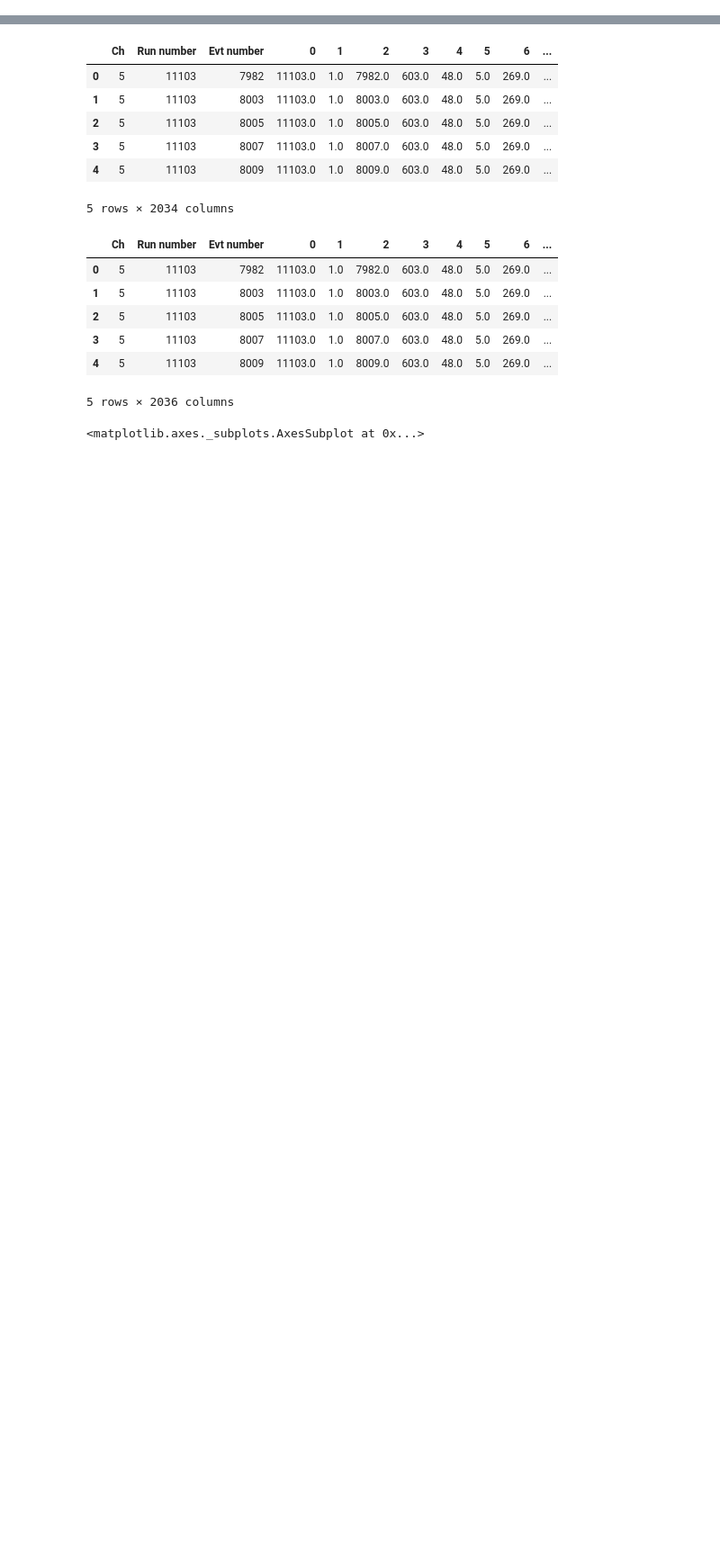
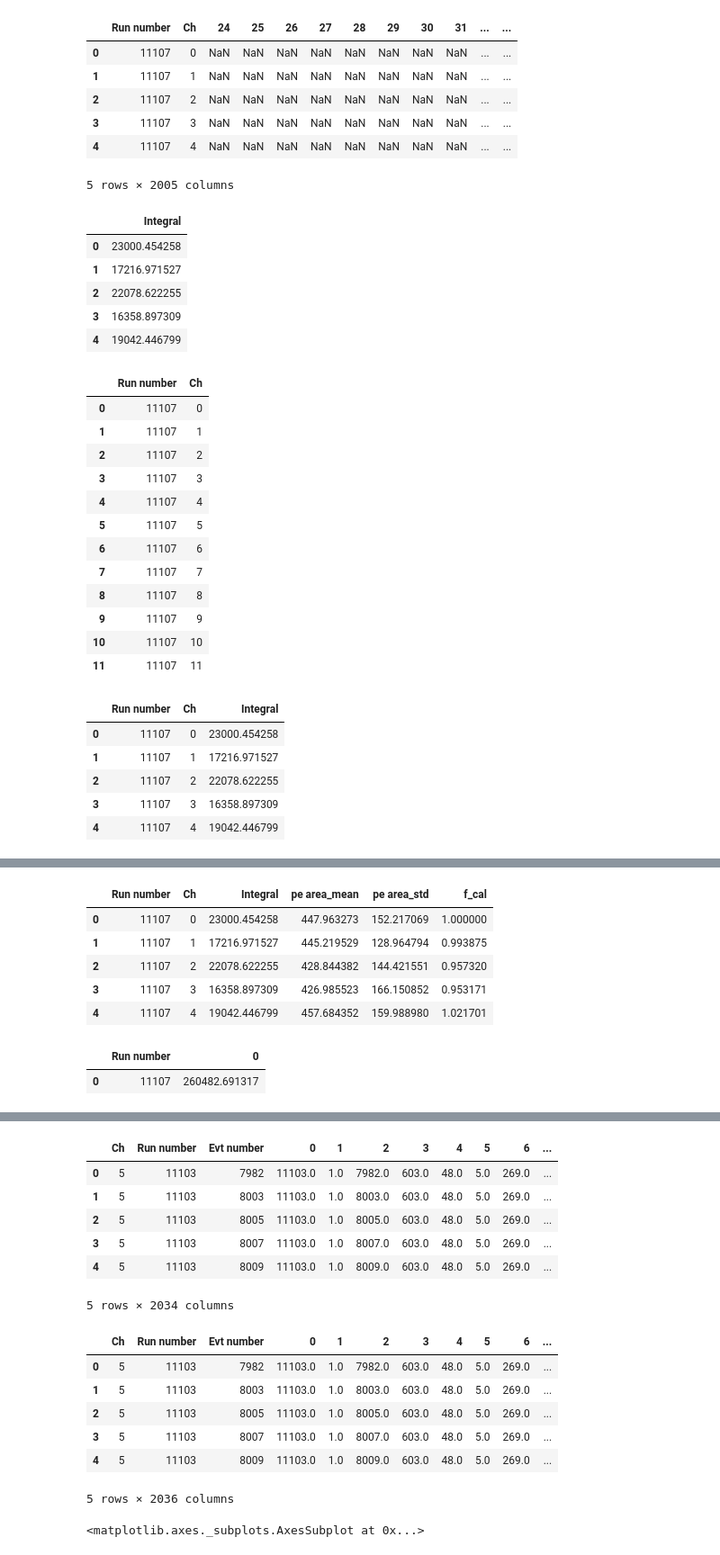
Before and after one commit to stbordoni/Arapuca, a Jupyter notebook: RoutineArapucaDraft.ipynb, the cells around one changed output, grey strips where cells are left out. Shown at 90% size. Drawn from its saved outputs; the diff is of its cells as text; code cells hidden in the pictures; blank space fills up the shorter version.

```diff
--- a/RoutineArapucaDraft.ipynb
+++ b/RoutineArapucaDraft.ipynb
@@ -104,0 +283,49 @@ df_ch10 = df_list_proc[10].copy()
+# %%
+display(df_av_wf_cal.head())
+df_integral_calib = df_av_wf_cal[wf].sum(axis=1).to_frame().rename(columns={0:'Integral'})
+display(df_integral_calib.head())
+df_info = df_av_wf_cal[['Run number', 'Ch']]
+display(df_info)
+df_integral_calib = pd.concat([df_av_wf_cal[['Run number', 'Ch']], df_integral_calib], axis=1)
+df_integral_calib.head()
+#df_integral_calib = df_av_wf_cal.groupby(['Run number', 'Ch']).sum()[wf].sum(axis=1).to_frame().reset_index().rename(columns={0:'Integral'})
+
+display(df_integral_calib.head())
+
+display(df_average_spe)
+df_integral_calib = pd.merge(df_integral_calib, df_average_spe, left_on=['Run number', 'Ch'], right_on=['Run number', 'Ch'])
+
+df_integral_calib.head()
+# %% [output]
+|  | Run number | Ch | 24 | 25 | 26 | 27 | 28 | 29 | 30 | 31 | ... | ... |
+| 0 | 11107 | 0 | NaN | NaN | NaN | NaN | NaN | NaN | NaN | NaN | ... | ... |
+| 1 | 11107 | 1 | NaN | NaN | NaN | NaN | NaN | NaN | NaN | NaN | ... | ... |
+| 2 | 11107 | 2 | NaN | NaN | NaN | NaN | NaN | NaN | NaN | NaN | ... | ... |
+| 3 | 11107 | 3 | NaN | NaN | NaN | NaN | NaN | NaN | NaN | NaN | ... | ... |
+| 4 | 11107 | 4 | NaN | NaN | NaN | NaN | NaN | NaN | NaN | NaN | ... | ... |
+5 rows × 2005 columns
+|  | Integral |
+| 0 | 23000.454258 |
+| 1 | 17216.971527 |
+| 2 | 22078.622255 |
+| 3 | 16358.897309 |
+| 4 | 19042.446799 |
+|  | Run number | Ch |
+| 0 | 11107 | 0 |
+| 1 | 11107 | 1 |
+| 2 | 11107 | 2 |
+| 3 | 11107 | 3 |
+| 4 | 11107 | 4 |
+| 5 | 11107 | 5 |
+| 6 | 11107 | 6 |
+| 7 | 11107 | 7 |
+| 8 | 11107 | 8 |
+| 9 | 11107 | 9 |
+| 10 | 11107 | 10 |
+| 11 | 11107 | 11 |
+|  | Run number | Ch | Integral |
+| 0 | 11107 | 0 | 23000.454258 |
+| 1 | 11107 | 1 | 17216.971527 |
+| 2 | 11107 | 2 | 22078.622255 |
+| 3 | 11107 | 3 | 16358.897309 |
+| 4 | 11107 | 4 | 19042.446799 |
@@ -104,0 +345,11 @@ df_ch10 = df_list_proc[10].copy()
+|  | Run number | Ch | Integral | pe area_mean | pe area_std | f_cal |
+| 0 | 11107 | 0 | 23000.454258 | 447.963273 | 152.217069 | 1.000000 |
+| 1 | 11107 | 1 | 17216.971527 | 445.219529 | 128.964794 | 0.993875 |
+| 2 | 11107 | 2 | 22078.622255 | 428.844382 | 144.421551 | 0.957320 |
+| 3 | 11107 | 3 | 16358.897309 | 426.985523 | 166.150852 | 0.953171 |
+| 4 | 11107 | 4 | 19042.446799 | 457.684352 | 159.988980 | 1.021701 |
+# %%
+df_integral_calib
+# %% [output]
+|  | Run number | 0 |
+| 0 | 11107 | 260482.691317 |
```
Also changed, not shown: parts of 7 cells of this notebook, 2 other files.
